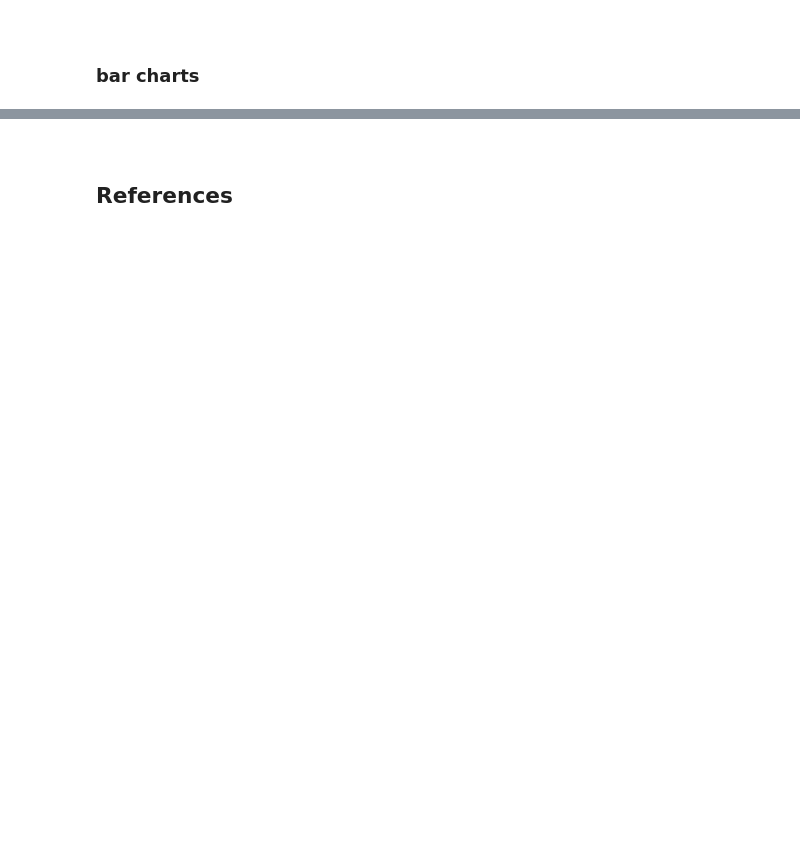
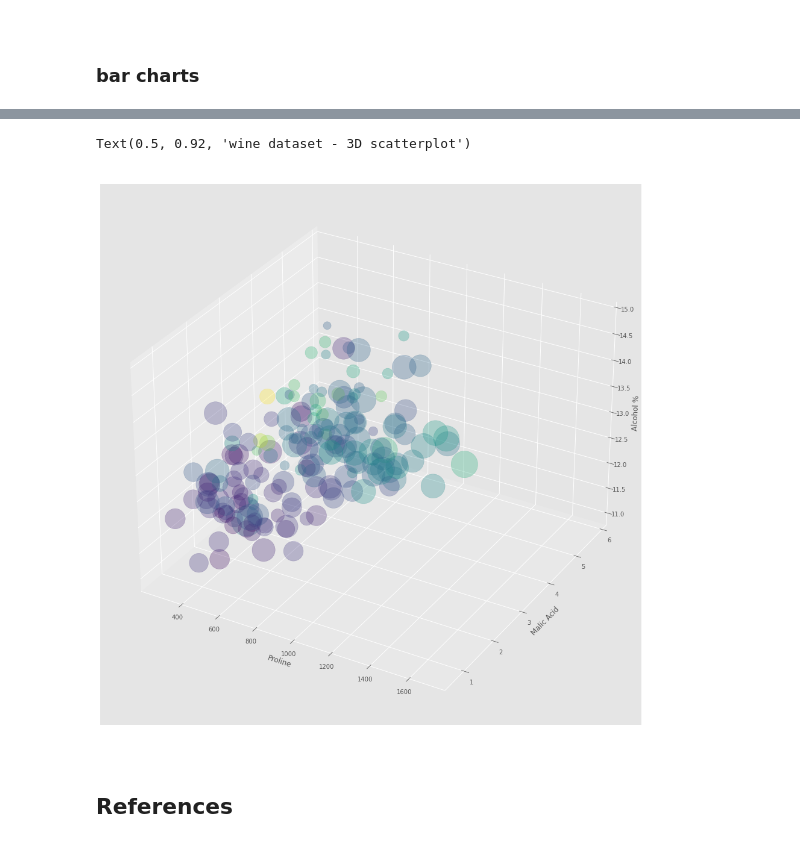
Before and after one commit to Caoimhinv/Fundamentals_Assessment, a Jupyter notebook: pyplot.ipynb, the cells around one changed output, grey strips where cells are left out. Cells and saved outputs as stored; diff of their text form; code cells hidden in the pictures; blank space fills up the shorter version.

```diff
--- a/pyplot.ipynb
+++ b/pyplot.ipynb
@@ -362,0 +350,10 @@ plt.pie(df["sales_2020"], labels = df["Country"], explode = myexplode, shadow=Tr
+# %%
+# read in wine dataset
+df = pd.read_csv("https://archive.ics.uci.edu/ml/machine-learning-databases/wine/wine.data", header=None)
+
+# name the columns
+df.columns = ['wine_name','alcohol','malicAcid','ash','ashalcalinity','magnesium','totalPhenols','flavanoids'
+              ,'nonFlavanoidPhenols','proanthocyanins','colorIntensity','hue','od280_od315','proline']
+
+# print out first 5 rows
+df.head()
@@ -363,3 +367,33 @@ plt.pie(df["sales_2020"], labels = df["Country"], explode = myexplode, shadow=Tr
+# %%
+# adapted from https://towardsdatascience.com/five-advanced-plots-in-python-matplotlib-134bfdaeeb86
+plt.style.use('ggplot')
+# creating variables
+x = df['proline']
+y = df['malicAcid']
+z = df['alcohol']
+
+# sets colors as variable for 'colorIntensity'
+colors = df['colorIntensity']
+
+# sets sizes as another variable using 'flavanoids' - I've multiplied this because it was very small!
+sizes = 500 * df['flavanoids']
+
+# create the plot
+fig = plt.figure(figsize=(18, 13), tight_layout=True)
+ax = plt.axes(projection="3d")
+ax.scatter3D(x, y, z, c = colors, s = sizes,
+             alpha = 0.3)
+
+# set x, y and z labels
+ax.set_xlabel("Proline")
+ax.set_ylabel("Malic Acid")
+ax.set_zlabel("Alcohol %")
+
+# set title
+ax.set_title("wine dataset - 3D scatterplot")
+# %% [output]
+Text(0.5, 0.92, 'wine dataset - 3D scatterplot')
+[figure, added]
 # %% [markdown]
 <br>
 
```
Also changed, not shown: parts of 21 cells of this notebook, 37 other files.
